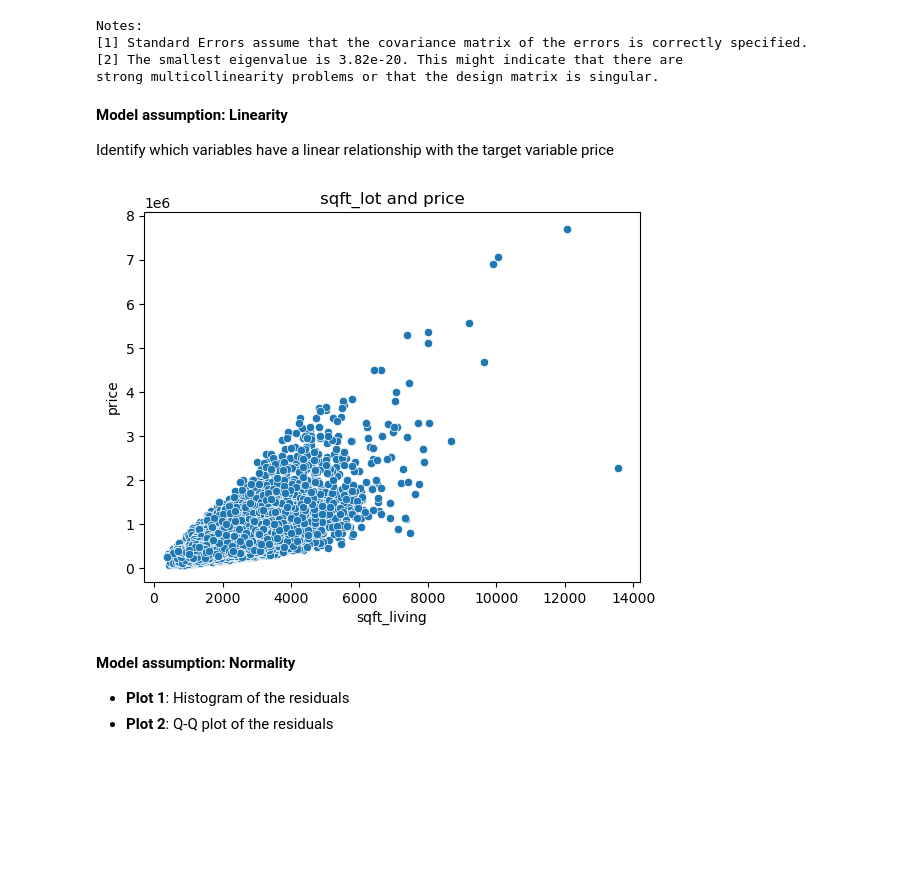
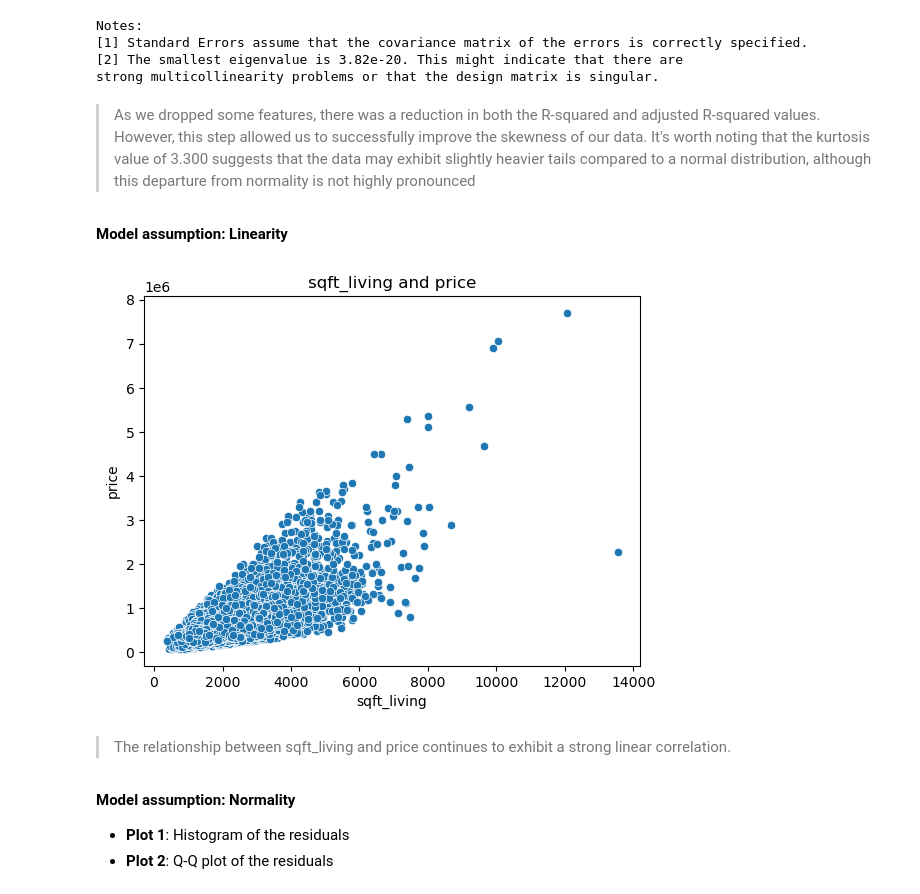
Before and after one commit to loreeugene/Property-Investment-Decision, a Jupyter notebook: small_data.ipynb, the cells around one changed output. Cells and saved outputs as stored; diff of their text form; code cells hidden in the pictures; blank space fills up the shorter version.

```diff
--- a/small_data.ipynb
+++ b/small_data.ipynb
@@ -707,17 +707,19 @@ Notes:
 [1] Standard Errors assume that the covariance matrix of the errors is correctly specified.
 [2] The smallest eigenvalue is 3.82e-20. This might indicate that there are
 strong multicollinearity problems or that the design matrix is singular.
+# %% [markdown]
+> As we dropped some features, there was a reduction in both the R-squared and adjusted R-squared values. However, this step allowed us to successfully improve the skewness of our data. It's worth noting that the kurtosis value of 3.300 suggests that the data may exhibit slightly heavier tails compared to a normal distribution, although this departure from normality is not highly pronounced
 # %% [markdown]
 **Model assumption: Linearity**
-
-Identify which variables have a linear relationship with the target variable price
 # %%
 fig = sns.scatterplot(x = df1['sqft_living'], y = df1['price'])
-fig.set_title("sqft_lot and price")
+fig.set_title("sqft_living and price")
 
 plt.show()
 # %% [output]
-[figure, old version]
+[figure, new version]
+# %% [markdown]
+>The relationship between sqft_living and price continues to exhibit a strong linear correlation.
 # %% [markdown]
 **Model assumption: Normality**
 
```
Also changed, not shown: parts of 23 cells of this notebook.
